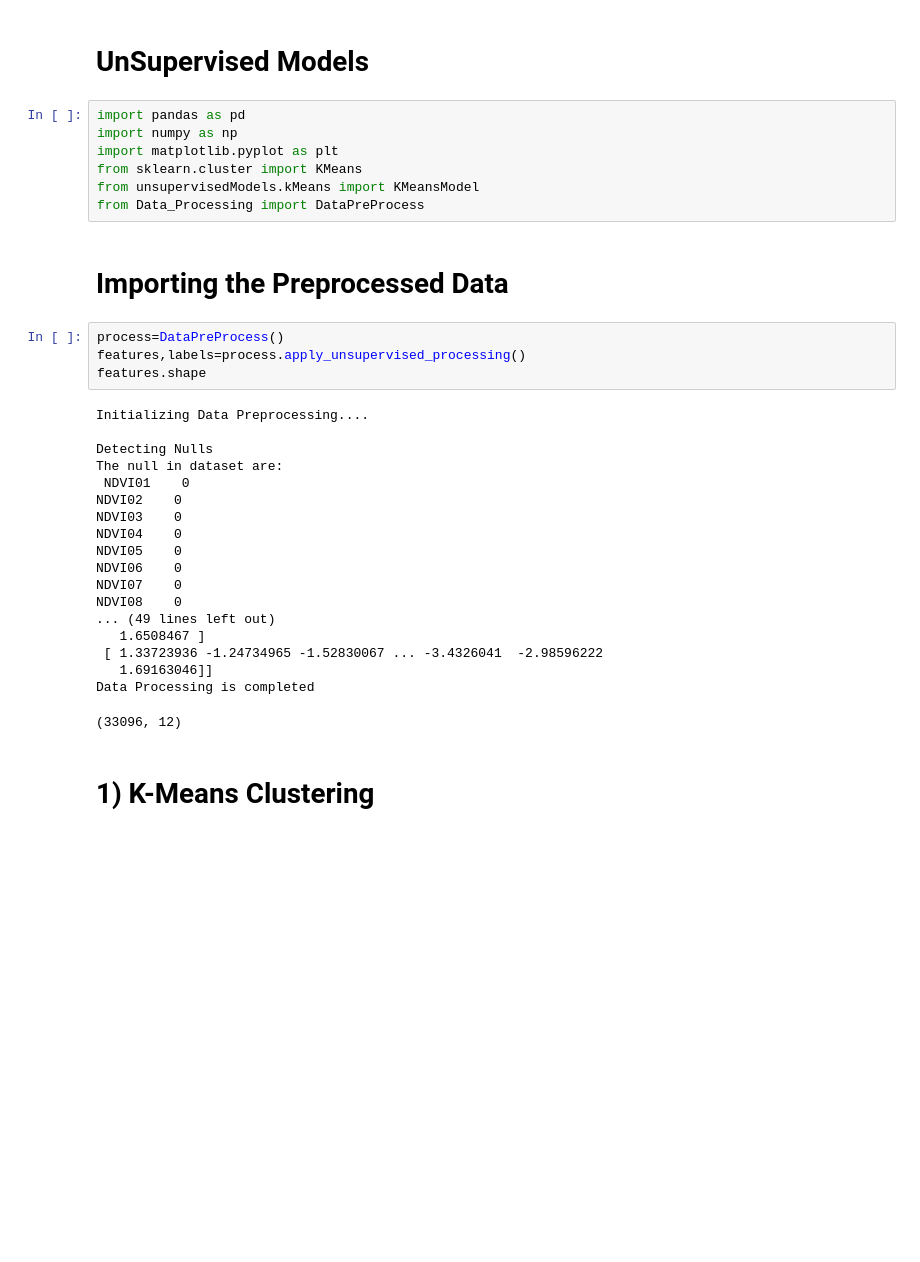
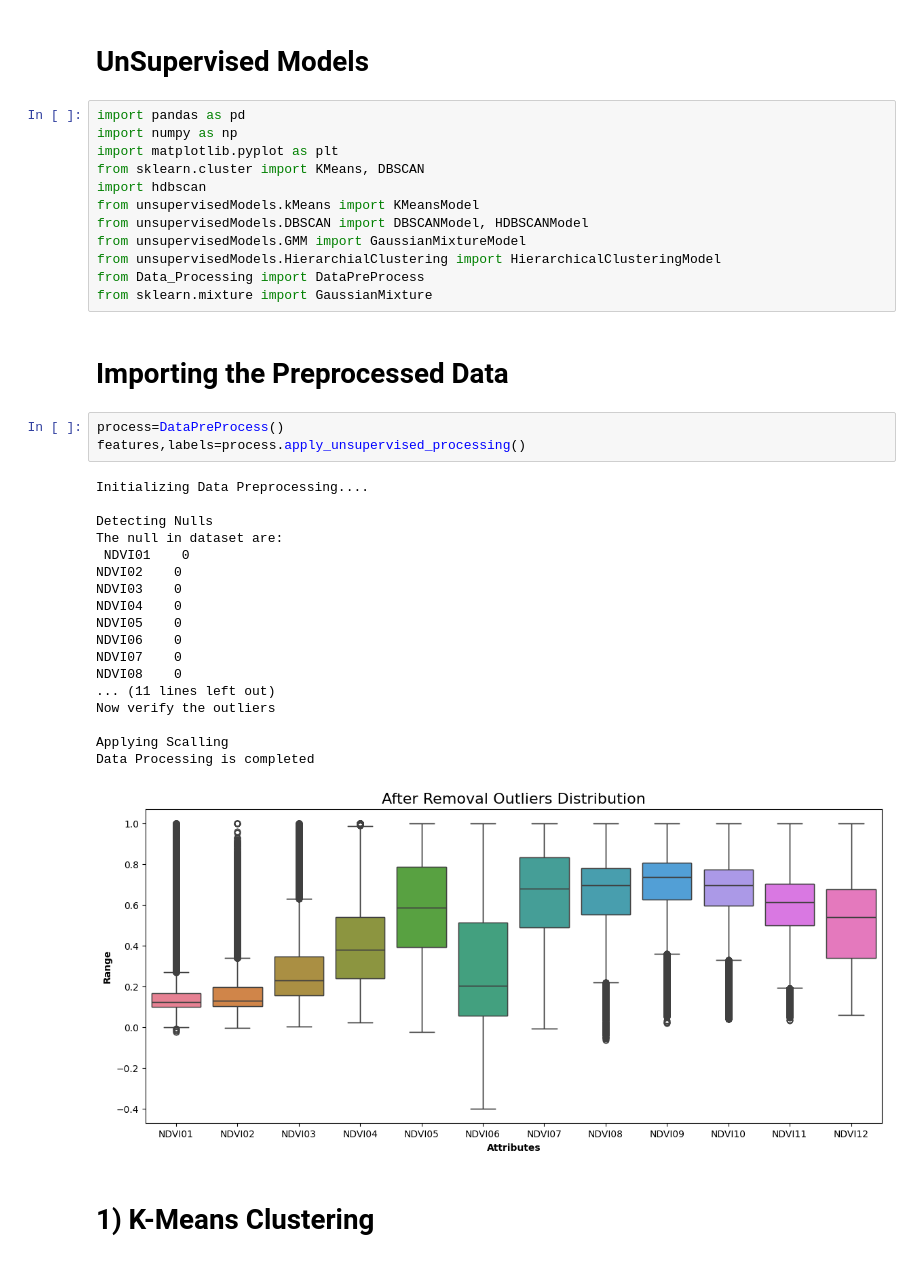
Before and after one commit to haseeb-m4235/NDVI-Based-Crop-Classification-for-Rice-and-Cotton-Using-Machine-Learning, a Jupyter notebook: mainUnsupervised.ipynb, the cells around one changed output. Drawn from its saved outputs; the diff is of its cells as text; blank space fills up the shorter version.

```diff
--- a/mainUnsupervised.ipynb
+++ b/mainUnsupervised.ipynb
@@ -4,34 +4,38 @@
 import pandas as pd
 import numpy as np
 import matplotlib.pyplot as plt
-from sklearn.cluster import KMeans
+from sklearn.cluster import KMeans, DBSCAN
+import hdbscan
 from unsupervisedModels.kMeans import KMeansModel
+from unsupervisedModels.DBSCAN import DBSCANModel, HDBSCANModel
+from unsupervisedModels.GMM import GaussianMixtureModel
+from unsupervisedModels.HierarchialClustering import HierarchicalClusteringModel
 from Data_Processing import DataPreProcess
+from sklearn.mixture import GaussianMixture
 # %% [markdown]
 # Importing the Preprocessed Data
 # %%
 process=DataPreProcess()
 features,labels=process.apply_unsupervised_processing()
-features.shape
 # %% [output]
 Initializing Data Preprocessing....
 
 Detecting Nulls
 The null in dataset are:
  NDVI01    0
 NDVI02    0
 NDVI03    0
 NDVI04    0
 NDVI05    0
 NDVI06    0
 NDVI07    0
 NDVI08    0
-... (49 lines left out)
-   1.6508467 ]
- [ 1.33723936 -1.24734965 -1.52830067 ... -3.4326041  -2.98596222
-   1.69163046]]
+... (11 lines left out)
+Now verify the outliers
+
+Applying Scalling
 Data Processing is completed
-(33096, 12)
+[figure, added]
 # %% [markdown]
 # 1) K-Means Clustering
 # %% [markdown]
```
Also changed, not shown: parts of 39 cells of this notebook, 5 other files.
